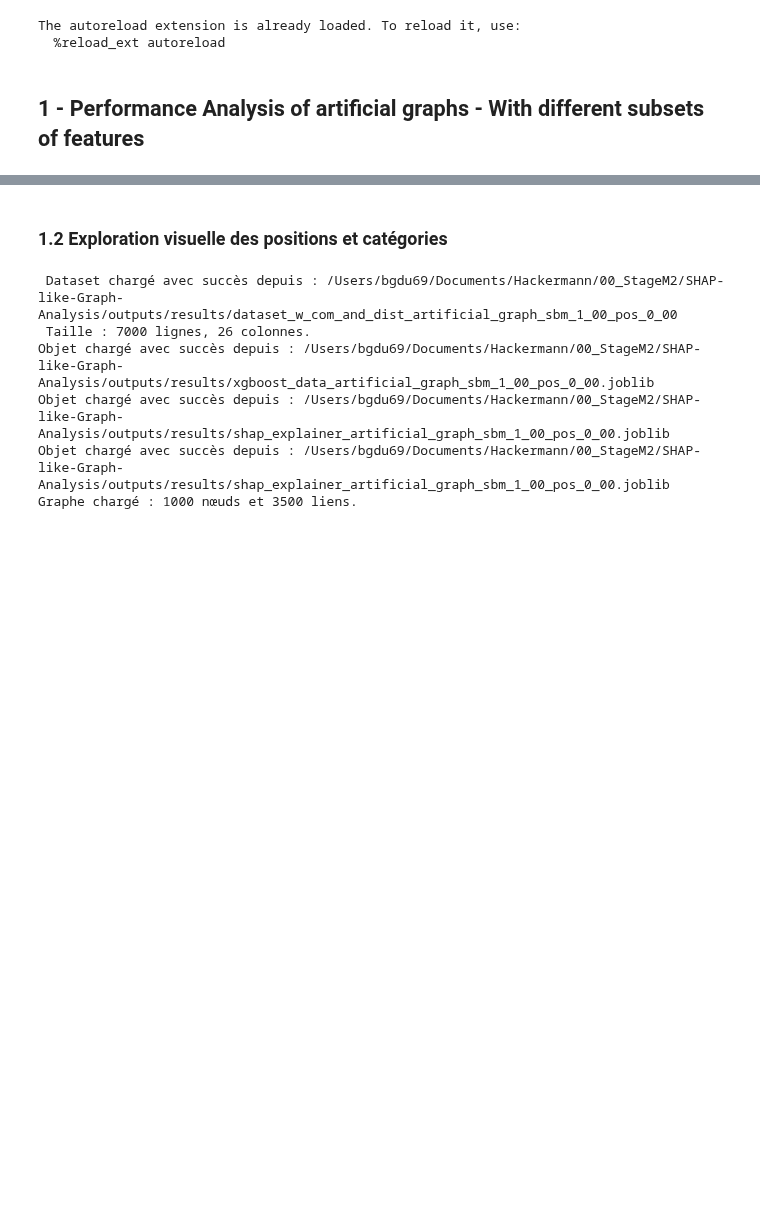
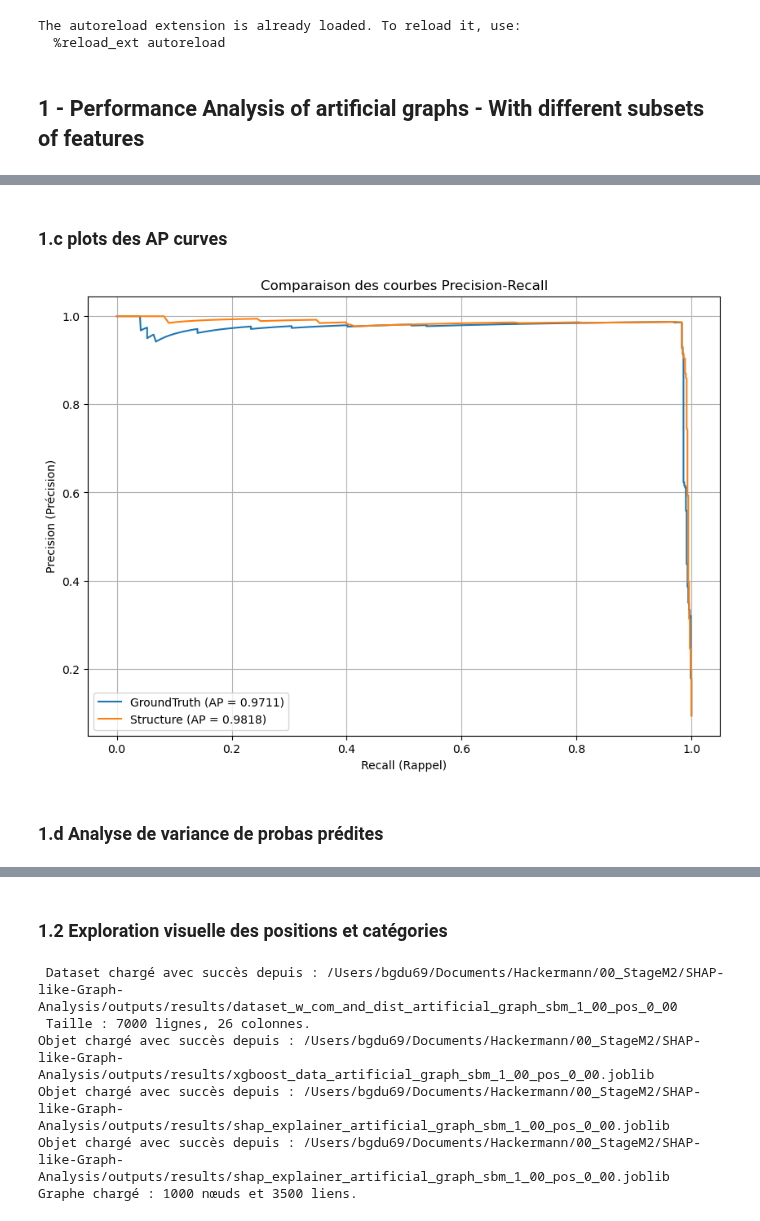
Before and after one commit to DeankoontzG/SHAP-like-Graph-Analysis, a Jupyter notebook: Performance_Analysis.ipynb, the cells around one changed output, grey strips where cells are left out. Drawn from its saved outputs; the diff is of its cells as text; code cells hidden in the pictures; blank space fills up the shorter version.

```diff
--- a/Performance_Analysis.ipynb
+++ b/Performance_Analysis.ipynb
@@ -232,0 +373,41 @@ Graphique sauvegardé ici : outputs/plots/artificial_graphs_comparaison_F1-Score
+# %% [markdown]
+### 1.c plots des AP curves
+# %%
+import matplotlib.pyplot as plt
+from sklearn.metrics import precision_recall_curve, average_precision_score
+
+def plot_ap_comparison(models_dict, X_eval_dict, y_true_dict):
+    """
+    Trace les courbes Precision-Recall en filtrant dynamiquement les colonnes
+    pour éviter les erreurs de mismatch XGBoost.
+    """
+    plt.figure(figsize=(10, 7))
+
+    for name, model in models_dict.items():
+        trained_features = model.feature_names_in_
+        X_filtered = X_eval_dict[name][trained_features]
+
+        probs = model.predict_proba(X_filtered)[:, 1]
+
+        precision, recall, _ = precision_recall_curve(y_true_dict[name], probs)
+        ap = average_precision_score(y_true_dict[name], probs)
+
+        plt.plot(recall, precision, label=f'{name} (AP = {ap:.4f})')
+
+    plt.xlabel('Recall (Rappel)')
+    plt.ylabel('Precision (Précision)')
+    plt.title('Comparaison des courbes Precision-Recall')
+    plt.legend()
+    plt.grid(True)
+    plt.show()
+
+# Appel de la fonction
+plot_ap_comparison(
+     {'GroundTruth': model_GT, 'Structure': model_s},
+     {'GroundTruth': X_test_GT_only, 'Structure': X_test_s},
+     {'GroundTruth': y_test_GT_only, 'Structure': y_test_s}
+)
+# %% [output]
+[figure, added]
+# %% [markdown]
+### 1.d Analyse de variance de probas prédites
```
Also changed, not shown: parts of 9 cells of this notebook, 4 other files.
